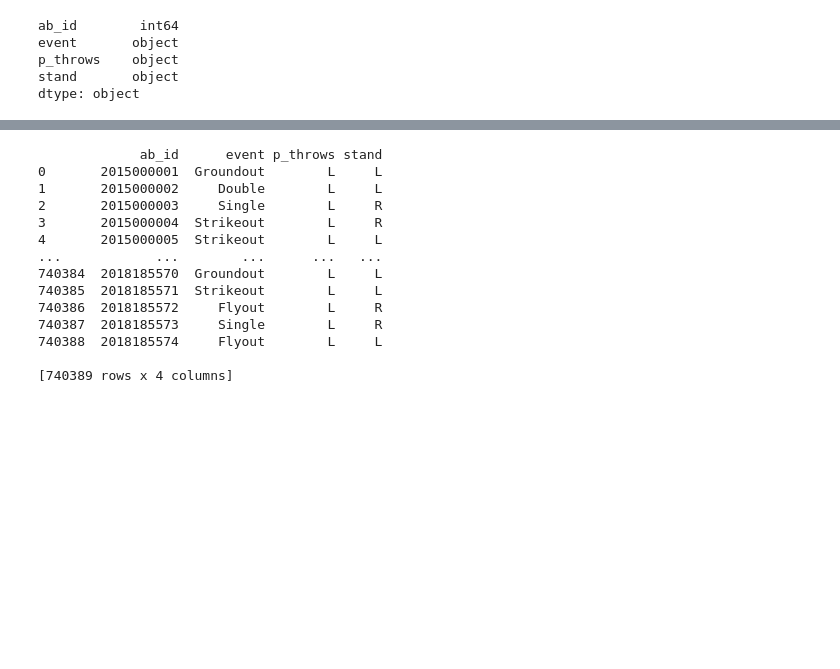
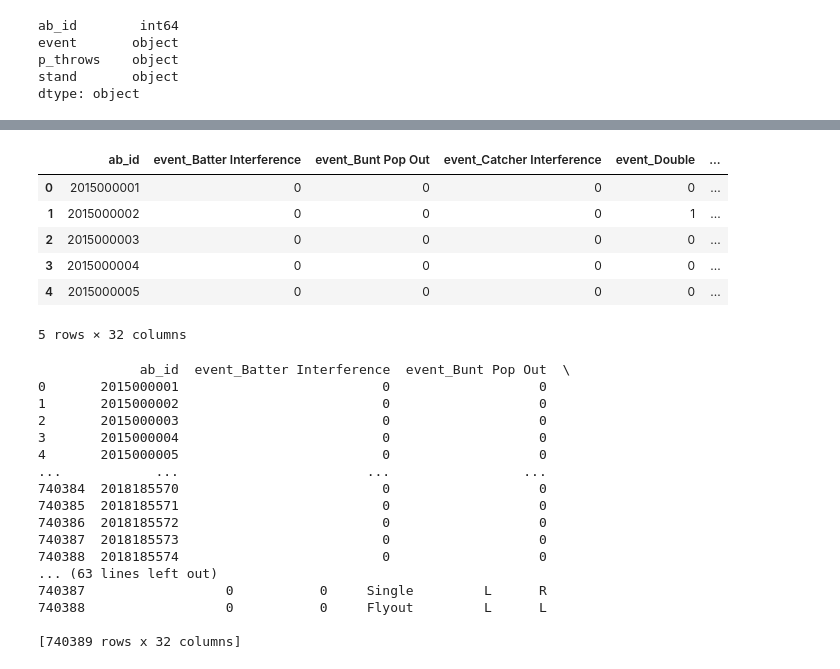
Before and after one commit to jtaulman/Bootcamp_Final_Project, a Jupyter notebook: FilteredData_atbats.ipynb, the cells around one changed output, grey strips where cells are left out. Saved outputs shown, nothing was run; the diff lists cells and outputs as text; code cells hidden in the pictures; blank space fills up the shorter version.

```diff
--- a/FilteredData_atbats.ipynb
+++ b/FilteredData_atbats.ipynb
@@ -10,7 +10,7 @@ Note: you may need to restart the kernel to use updated packages.
 # %%
 import pandas as pd
 # %%
-df = pd.read_csv('atbats.csv', usecols=['ab_id','event','p_throws','stand'])
+df = pd.read_csv('../atbats.csv', usecols=['ab_id','event','p_throws','stand'])
 df
 # %% [output]
 |  | ab_id | event | p_throws | stand |
@@ -58,3 +58,6 @@ event       object
 p_throws    object
 stand       object
 dtype: object
+# %%
+atbats_df = pd.get_dummies(df[['event']])
+atbats_df.head()
@@ -60,0 +72,3 @@ dtype: object
+# %%
+event_df = pd.merge(atbats_df, df, left_index = True, right_index = True)
+event_df.head()
@@ -61,19 +99,33 @@ dtype: object
+# %%
+event_df = event_df[['ab_id', 'event_Batter Interference', 'event_Bunt Pop Out', 'event_Catcher Interference' , 'event_Double', 'event_Double Play', 'event_Field Error', 'event_Fielders Choice', 'event_Fielders Choice Out', 'event_Flyout', 'event_Forceout','event_Grounded Into DP', 'event_Groundout', 'event_Hit By Pitch','event_Home Run', 'event_Intent Walk', 'event_Lineout', 'event_Pop Out','event_Runner Out', 'event_Sac Bunt', 'event_Sac Fly','event_Sac Fly DP', 'event_Sacrifice Bunt DP', 'event_Single','event_Strikeout', 'event_Strikeout - DP', 'event_Triple','event_Triple Play', 'event_Walk', 'event', 'p_throws','stand']]
+event_df.head()
+# %% [output]
+|  | ab_id | event_Batter Interference | event_Bunt Pop Out | event_Catcher Interference | event_Double | ... |
+| 0 | 2015000001 | 0 | 0 | 0 | 0 | ... |
+| 1 | 2015000002 | 0 | 0 | 0 | 1 | ... |
+| 2 | 2015000003 | 0 | 0 | 0 | 0 | ... |
+| 3 | 2015000004 | 0 | 0 | 0 | 0 | ... |
+| 4 | 2015000005 | 0 | 0 | 0 | 0 | ... |
+5 rows × 32 columns
 # %%
-df.to_csv (r'C:\Users\New\Desktop\BootcampUA\Final Project\filtered_atbats.csv', index = False, header=True)
+event_df.to_csv (r'C:\Users\New\Desktop\BootcampUA\Final Project\filtered_atbats.csv', index = False, header=True)
 
-print (df)
+print (event_df)
 # %% [output]
-             ab_id      event p_throws stand
-0       2015000001  Groundout        L     L
-1       2015000002     Double        L     L
-2       2015000003     Single        L     R
-3       2015000004  Strikeout        L     R
-4       2015000005  Strikeout        L     L
-...            ...        ...      ...   ...
-740384  2018185570  Groundout        L     L
-740385  2018185571  Strikeout        L     L
-740386  2018185572     Flyout        L     R
-740387  2018185573     Single        L     R
-740388  2018185574     Flyout        L     L
+             ab_id  event_Batter Interference  event_Bunt Pop Out  \
+0       2015000001                          0                   0
+1       2015000002                          0                   0
+2       2015000003                          0                   0
+3       2015000004                          0                   0
+4       2015000005                          0                   0
+...            ...                        ...                 ...
+740384  2018185570                          0                   0
+740385  2018185571                          0                   0
+740386  2018185572                          0                   0
+740387  2018185573                          0                   0
+740388  2018185574                          0                   0
+... (63 lines left out)
+740387                  0           0     Single         L      R
+740388                  0           0     Flyout         L      L
 
-[740389 rows x 4 columns]
+[740389 rows x 32 columns]
```
Also changed, not shown: parts of 4 cells of this notebook.
